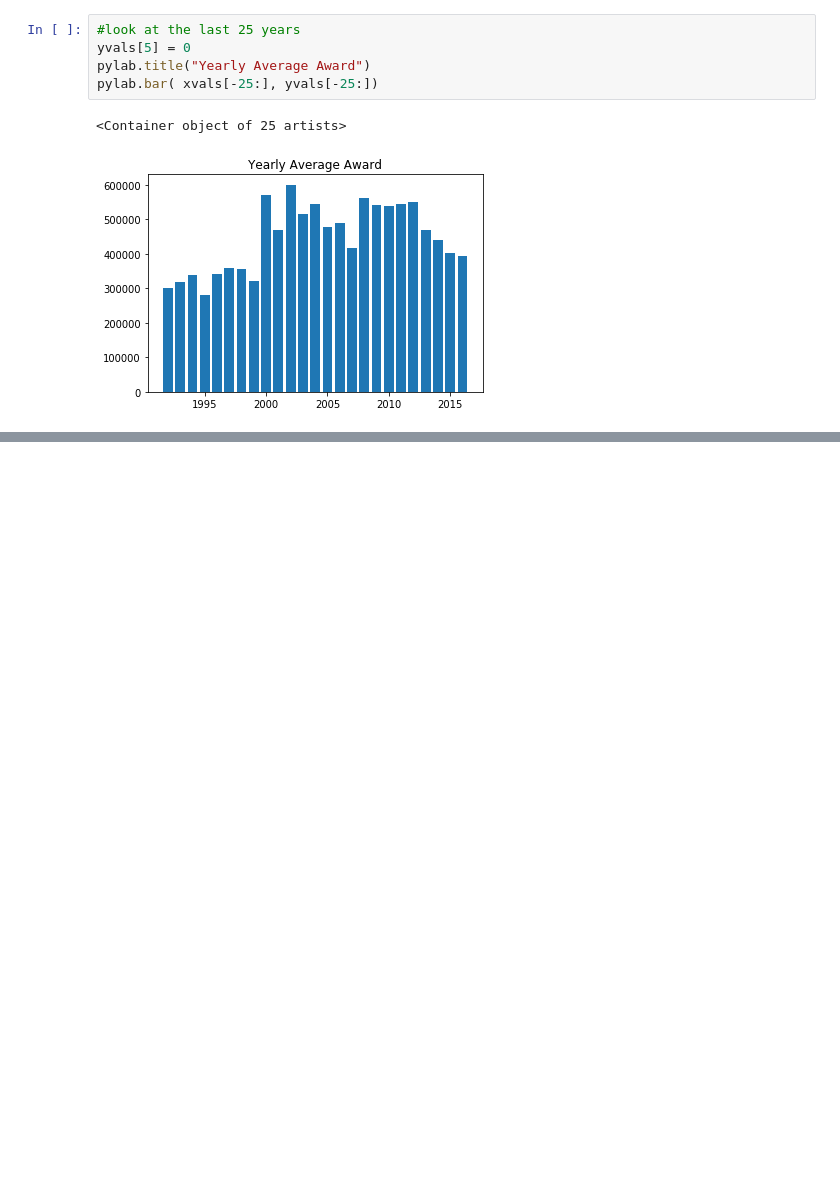
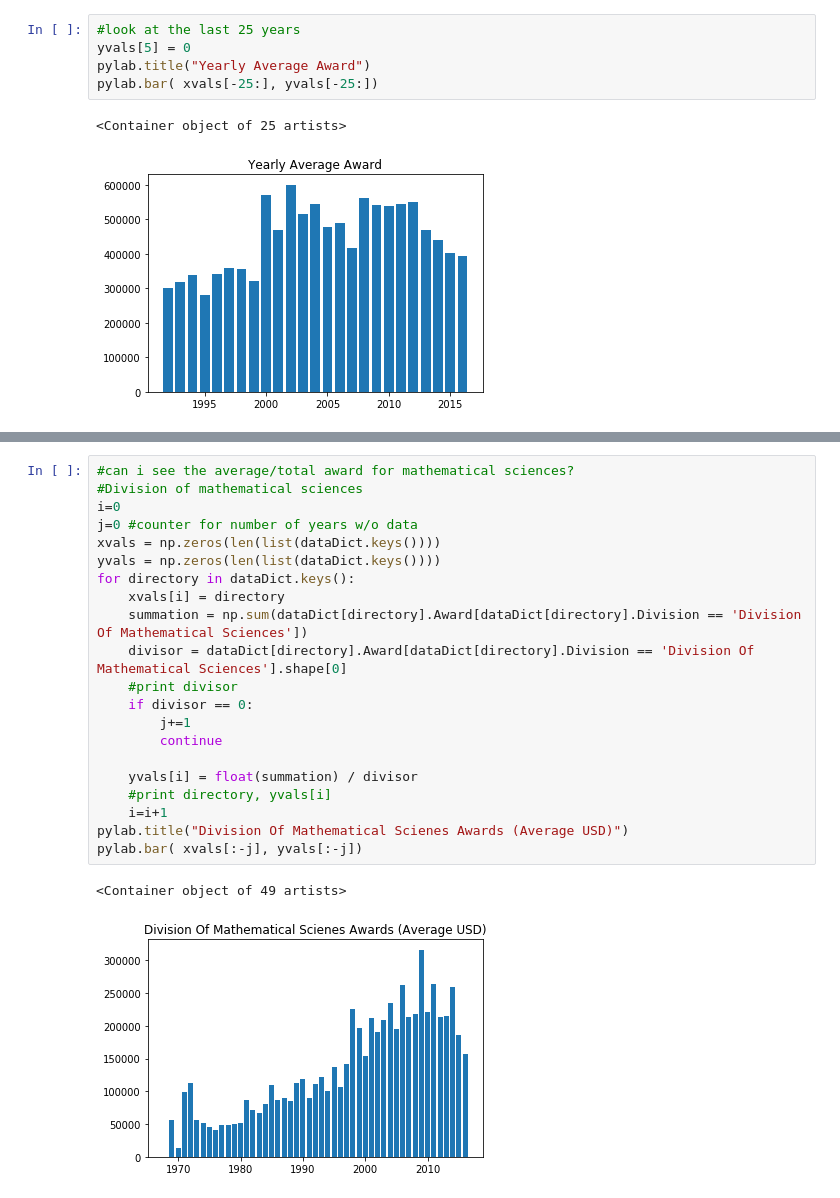
Before and after one commit to CViolinG/NSFGrantExploration, a Jupyter notebook: YearlyTotalsGraph.ipynb, the cells around one changed output, grey strips where cells are left out. Cells and saved outputs as stored; diff of their text form; blank space fills up the shorter version.

```diff
--- a/YearlyTotalsGraph.ipynb
+++ b/YearlyTotalsGraph.ipynb
@@ -136,0 +175,24 @@ pylab.bar( xvals[-25:], yvals[-25:])
+# %%
+#can i see the average/total award for mathematical sciences?
+#Division of mathematical sciences
+i=0
+j=0 #counter for number of years w/o data
+xvals = np.zeros(len(list(dataDict.keys())))
+yvals = np.zeros(len(list(dataDict.keys())))
+for directory in dataDict.keys():
+    xvals[i] = directory
+    summation = np.sum(dataDict[directory].Award[dataDict[directory].Division == 'Division Of Mathematical Sciences'])
+    divisor = dataDict[directory].Award[dataDict[directory].Division == 'Division Of Mathematical Sciences'].shape[0]
+    #print divisor
+    if divisor == 0:
+        j+=1
+        continue
+
+    yvals[i] = float(summation) / divisor
+    #print directory, yvals[i]
+    i=i+1
+pylab.title("Division Of Mathematical Scienes Awards (Average USD)")
+pylab.bar( xvals[:-j], yvals[:-j])
+# %% [output]
+<Container object of 49 artists>
+[figure, added]
```
Also changed, not shown: parts of 10 cells of this notebook, 1 other file.
